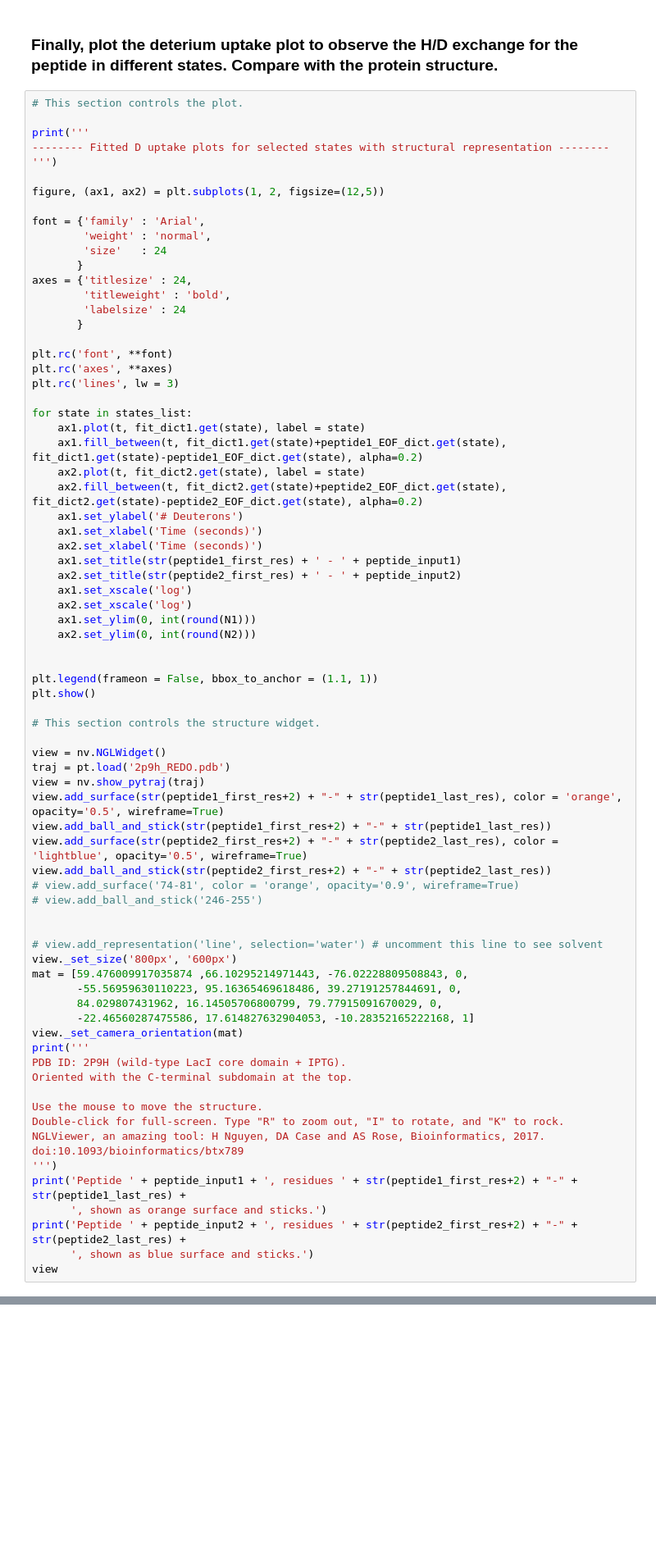
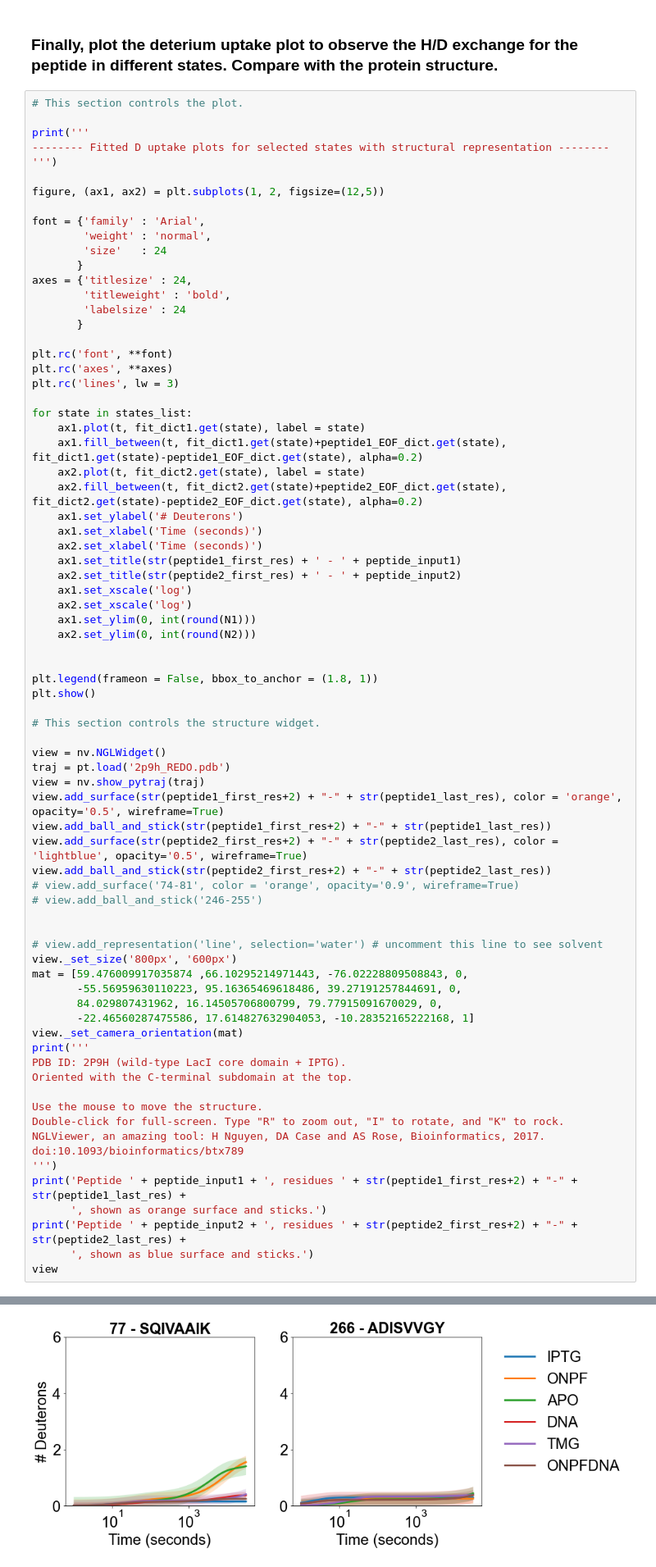
Before and after one commit to anumazam/LacI_HDX, a Jupyter notebook: 20201211_analyze_rates.ipynb, the cells around one changed output, grey strips where cells are left out. Shown at 82% size. Saved outputs shown, nothing was run; the diff lists cells and outputs as text; blank space fills up the shorter version.

Commit message:
fix font, graph legends, print fit notification

```diff
--- a/20201211_analyze_rates.ipynb
+++ b/20201211_analyze_rates.ipynb
@@ -383,7 +441,7 @@ for state in states_list:
     ax2.set_ylim(0, int(round(N2)))
 
 
-plt.legend(frameon = False, bbox_to_anchor = (1.1, 1))
+plt.legend(frameon = False, bbox_to_anchor = (1.8, 1))
 plt.show()
 
 # This section controls the structure widget.
@@ -419,3 +477,4 @@ print('Peptide ' + peptide_input1 + ', residues ' + str(peptide1_first_res+2) +
 print('Peptide ' + peptide_input2 + ', residues ' + str(peptide2_first_res+2) + "-" + str(peptide2_last_res) +
       ', shown as blue surface and sticks.')
 view
+# %% [output]
@@ -421,0 +482 @@ view
+[figure, added]
```
Also changed, not shown: parts of 8 cells of this notebook.
